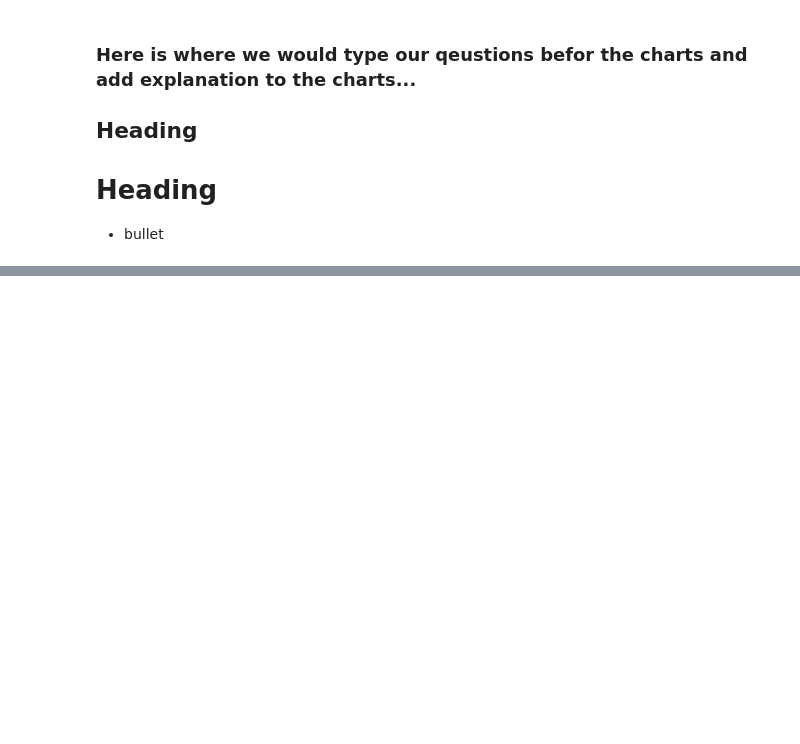
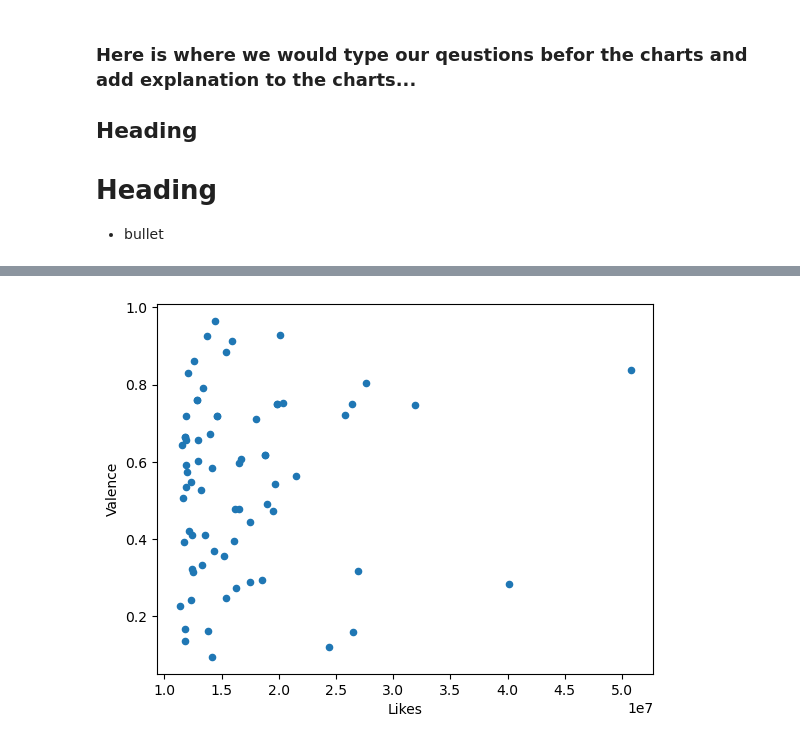
Before and after one commit to Papworth-S/Group-Project-one, a Jupyter notebook: GPTop10.ipynb, the cells around one changed output, grey strips where cells are left out. Saved outputs shown, nothing was run; the diff lists cells and outputs as text; code cells hidden in the pictures; blank space fills up the shorter version.

```diff
--- a/GPTop10.ipynb
+++ b/GPTop10.ipynb
@@ -72,0 +309,5 @@ top_artist_track
+# %%
+per_artist_summary_df.plot.scatter(x='Likes', y='Valence')
+plt.show()
+# %% [output]
+[figure, added]
```
Also changed, not shown: parts of 18 cells of this notebook, 1 other file.
